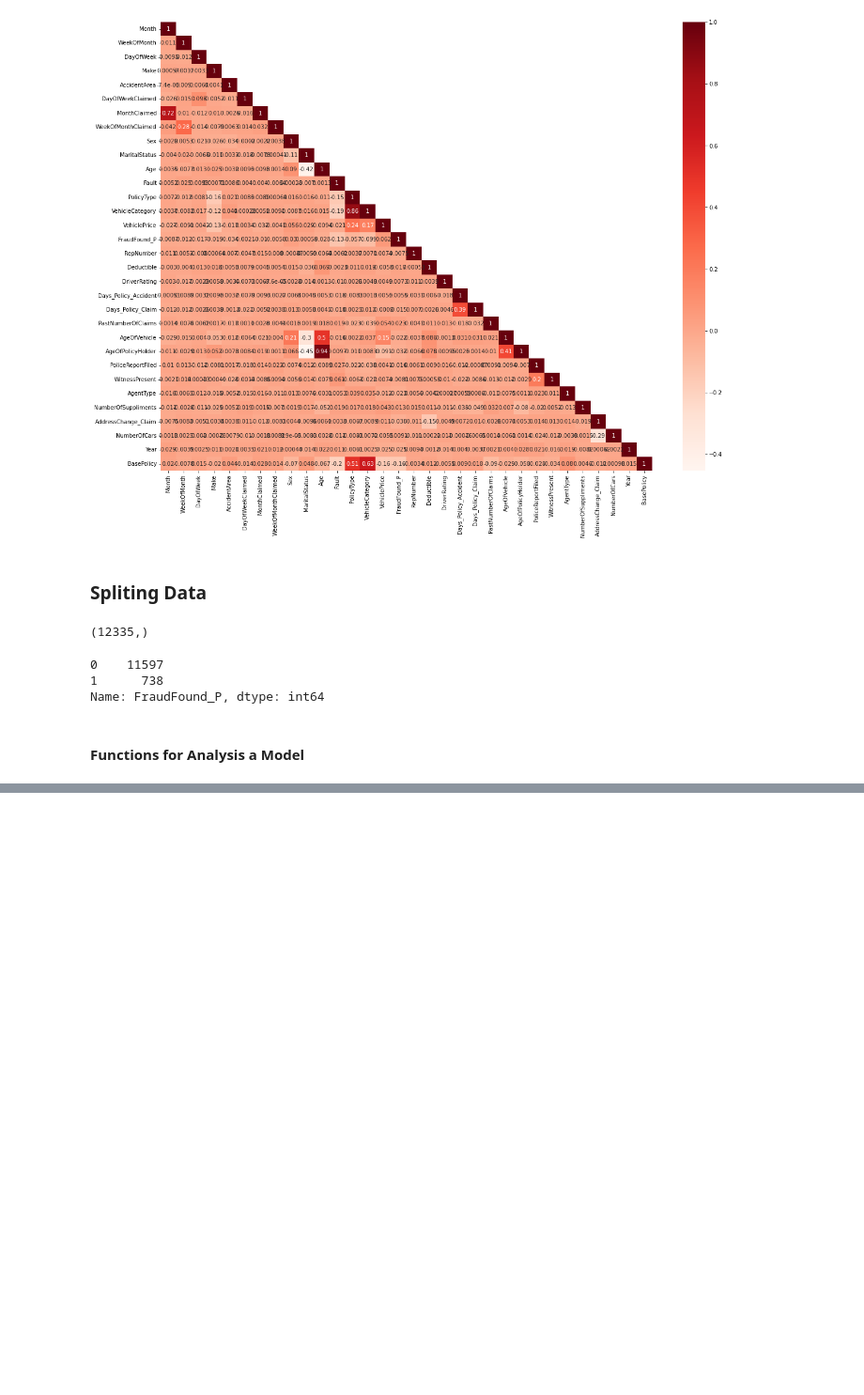
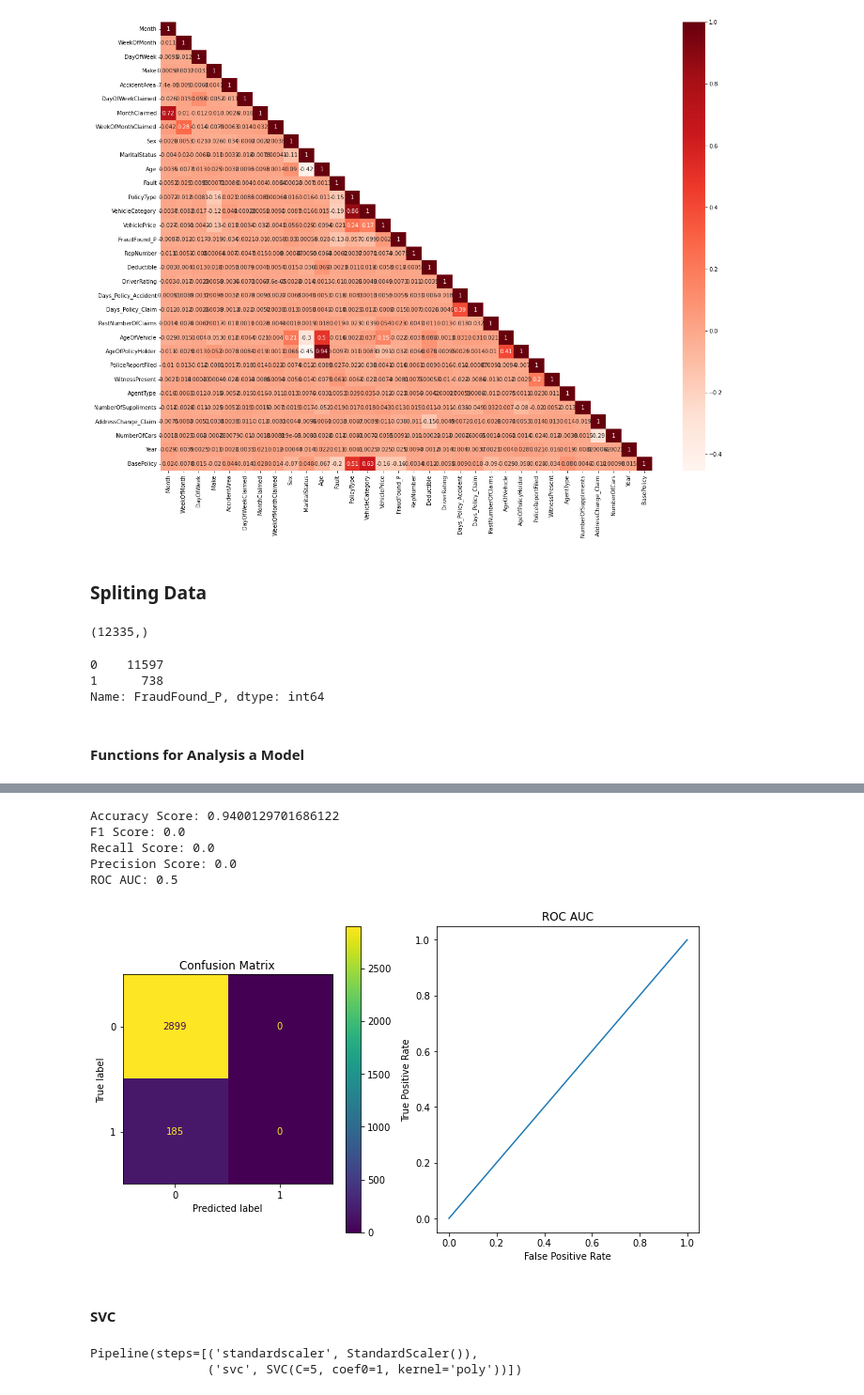
Before and after one commit to MohammadRouintan/Vehicle-Insurance-Claim-Fraud-Detection-Classification, a Jupyter notebook: VehicleInsuranceCLASSIFICATION.ipynb, the cells around one changed output, grey strips where cells are left out. Shown: that part at 94% size. Saved outputs shown, nothing was run; the diff lists cells and outputs as text; code cells hidden in the pictures; blank space fills up the shorter version.

```diff
--- a/VehicleInsuranceCLASSIFICATION.ipynb
+++ b/VehicleInsuranceCLASSIFICATION.ipynb
@@ -326,0 +409,11 @@ def analysis_model(modelname, model, x_test, y_test):
+# %%
+analysis_model_with_test('linearSVC_model', linearSVC_model, x_test, y_test)
+# %% [output]
+Accuracy Score: 0.9400129701686122
+F1 Score: 0.0
+Recall Score: 0.0
+Precision Score: 0.0
+ROC AUC: 0.5
+[figure, added]
+# %% [markdown]
+#### SVC
@@ -326,0 +424,5 @@ def analysis_model(modelname, model, x_test, y_test):
+# %%
+poly_kernel_svm_clf.fit(x_train, y_train)
+# %% [output]
+Pipeline(steps=[('standardscaler', StandardScaler()),
+                ('svc', SVC(C=5, coef0=1, kernel='poly'))])
```
Also changed, not shown: parts of 49 cells of this notebook.
